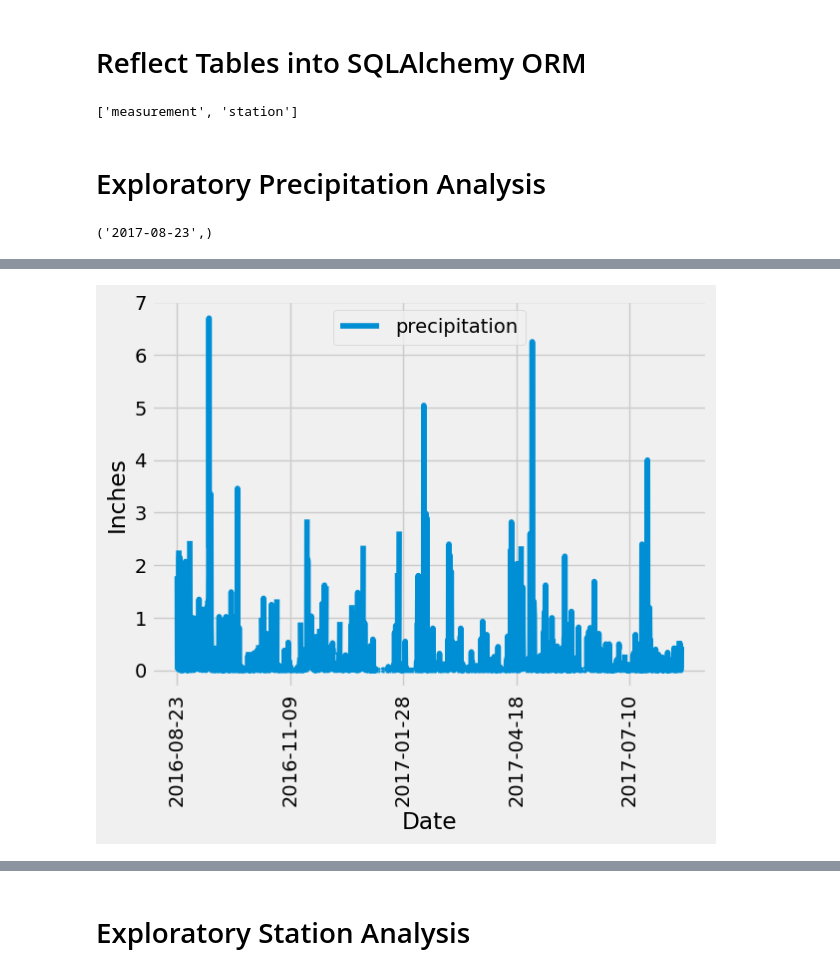
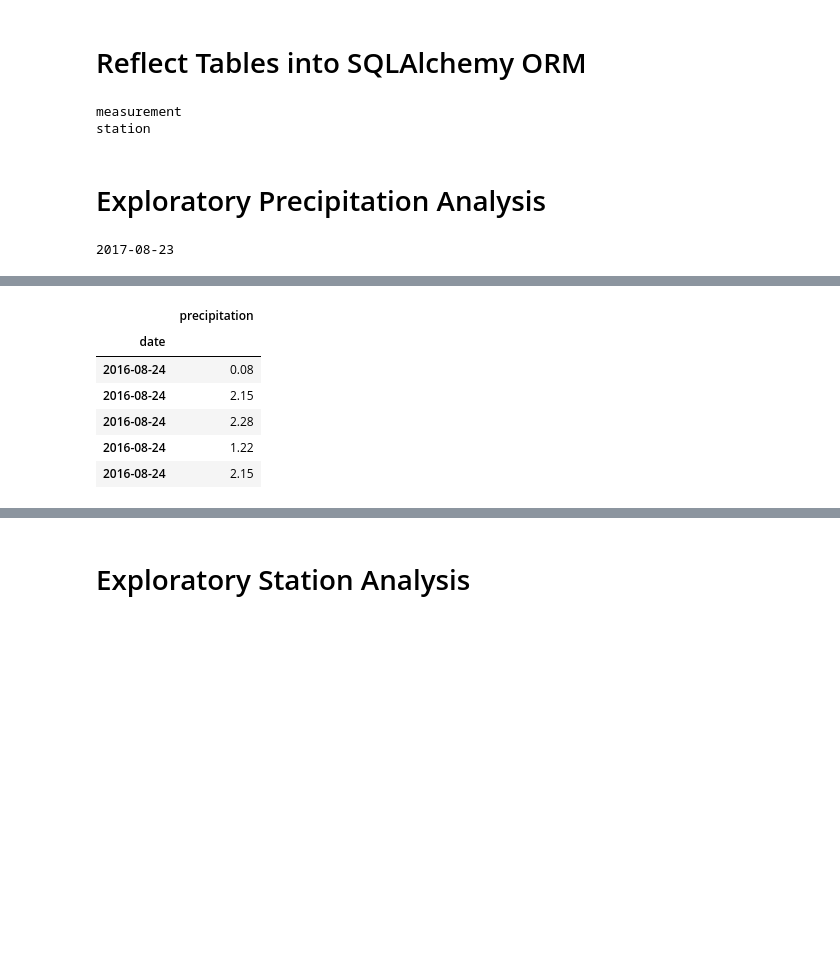
Before and after one commit to lindsayraymcfadyen/sqlalchemy-challenge, a Jupyter notebook: SurfsUp/climate_starter.ipynb, the cells around one changed output, grey strips where cells are left out. Cells and saved outputs as stored; diff of their text form; code cells hidden in the pictures; blank space fills up the shorter version.

```diff
--- a/SurfsUp/climate_starter.ipynb
+++ b/SurfsUp/climate_starter.ipynb
@@ -20,12 +20,17 @@ from sqlalchemy import create_engine, func
 engine = create_engine("sqlite:///Resources/hawaii.sqlite")
 # %%
 # Declare a Base using `automap_base()`
+Base = automap_base()
 
 # Use the Base class to reflect the database tables
+Base.prepare(engine,reflect=True)
 # %%
 # Print all of the classes mapped to the Base
+for mapped_class in Base.classes:
+    print(mapped_class.__name__)
 # %% [output]
-['measurement', 'station']
+measurement
+station
 # %%
 # Assign the measurement class to a variable called `Measurement` and
 # the station class to a variable called `Station`
@@ -35,23 +43,25 @@ engine = create_engine("sqlite:///Resources/hawaii.sqlite")
 # Exploratory Precipitation Analysis
 # %%
 # Find the most recent date in the data set.
+most_recent_date = session.query(Measurement.date).order_by(Measurement.date.desc()).first()
+if most_recent_date:
+    print(most_recent_date[0])
 # %% [output]
-('2017-08-23',)
+2017-08-23
 # %%
 # Design a query to retrieve the last 12 months of precipitation data and plot the results.
 # Starting from the most recent data point in the database.
-
 # Calculate the date one year from the last date in data set.
-
-
+one_year_back = dt.datetime.strptime(most_recent_date[0], '%Y-%m-%d') - dt.timedelta(days=365)
+print(one_year_back)
 # Perform a query to retrieve the data and precipitation scores
-
-
+precipitation_data = session.query(Measurement.date, Measurement.prcp).\
+    filter(Measurement.date >= one_year_back).\
+    order_by(Measurement.date).all()
 # Save the query results as a Pandas DataFrame. Explicitly set the column names
-
-
+precipitation_df = pd.DataFrame(precipitation_data, columns=['date', 'precipitation'])
 # Sort the dataframe by date
-
-
-# Use Pandas Plotting with Matplotlib to plot the data
+precipitation_df.set_index('date', inplace=True)
+precipitation_df = precipitation_df.sort_values(by='date').dropna()
+precipitation_df.head()
 # %% [output]
@@ -59 +69,7 @@ Text(0, 0.5, 'Inches')
-[figure, removed]
+|  | precipitation |
+| date |  |
+| 2016-08-24 | 0.08 |
+| 2016-08-24 | 2.15 |
+| 2016-08-24 | 2.28 |
+| 2016-08-24 | 1.22 |
+| 2016-08-24 | 2.15 |
```
Also changed, not shown: parts of 10 cells of this notebook, 3 other files.
